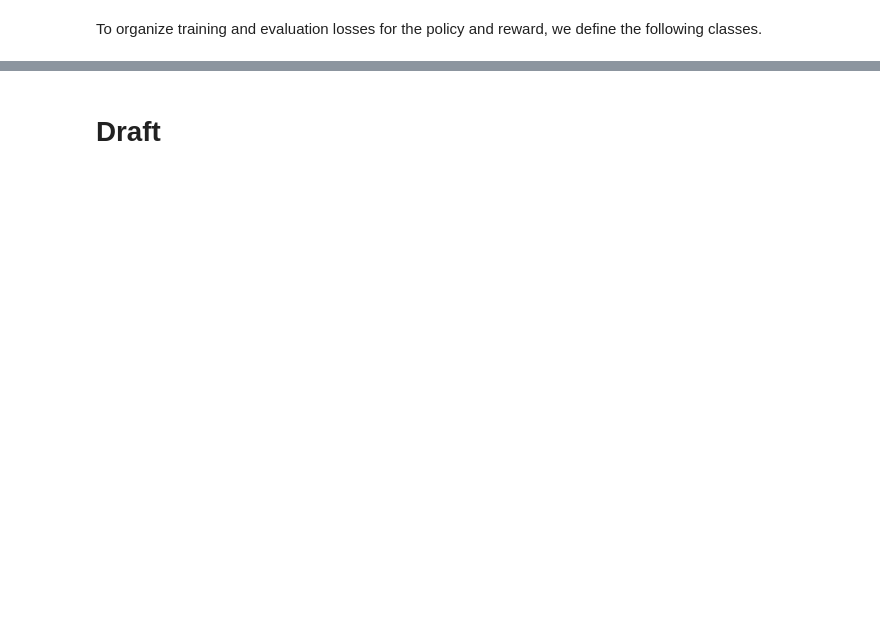
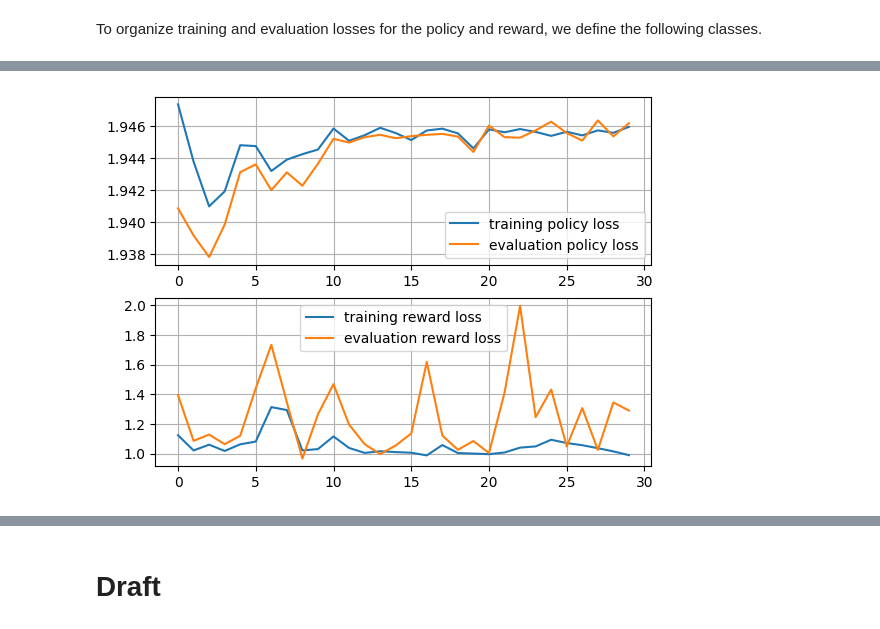
Before and after one commit to eissana/alphazero, a Jupyter notebook: connect4.ipynb, the cells around one changed output, grey strips where cells are left out. Saved outputs shown, nothing was run; the diff lists cells and outputs as text; code cells hidden in the pictures; blank space fills up the shorter version.

```diff
--- a/connect4.ipynb
+++ b/connect4.ipynb
@@ -224,8 +200,8 @@ where
 </center>
 # %%
 params = {
-    "exploration_factor": np.sqrt(2),
-    "num_iters": 1000,
+    "exploration_factor": 2 ** 0.5,
+    "num_iters": 100,
 }
 # %%
 class Node(object):
@@ -1041,16 +754,0 @@ losses = None
-# %%
-load_model = params["load_model"]
-num_epochs = params["num_epochs"]
-lr = params["lr"]
-weight_decay = params["weight_decay"]
-
-optimizer = torch.optim.Adam(model.parameters(), lr=lr, weight_decay=weight_decay)
-
-if load_model:
-    model_checkpoint = torch.load(f"./models/{c4}_{num_epochs}.pt")
-    model = model_checkpoint["model"]
-    optimizer = model_checkpoint["optimizer"]
-else:
-    num_models_to_save = 1
-    losses = train_model(c4, model, optimizer, train_data, eval_data, params, losses,
-                num_models_to_save=num_models_to_save)
@@ -1118,0 +930,66 @@ while True:
+# %%
+alpha0 = AlphaZero(params)
+
+game = alpha0.mcts.game
+player = game.first_player
+state = game.init_state()
+
+if params["load_model"]:
+    model_checkpoint = torch.load(f"./models/model_{game}_latest.pt")
+    alpha0.mcts.model.load_state_dict(model_checkpoint["model"])
+    alpha0.optimizer.load_state_dict(model_checkpoint["optimizer"])
+else:
+    losses = alpha0.learn()
+
+    fig, (ax1, ax2) = plt.subplots(2)
+    loss_eval_size = params["loss_eval_size"]
+
+    ax1.plot(
+        torch.tensor(losses.policy.train).view(-1, loss_eval_size).mean(axis=1)
+    )
+    ax1.plot(torch.tensor(losses.policy.eval).view(-1, loss_eval_size).mean(axis=1))
+    ax1.legend(["training policy loss", "evaluation policy loss"])
+    ax1.grid()
+
+    ax2.plot(
+        torch.tensor(losses.reward.train).view(-1, loss_eval_size).mean(axis=1)
+    )
+    ax2.plot(torch.tensor(losses.reward.eval).view(-1, loss_eval_size).mean(axis=1))
+    ax2.legend(["training reward loss", "evaluation reward loss"])
+    ax2.grid()
+
+    plt.savefig("./images/loss.png")
+    plt.show()
+
+untrained_mcts = MCTS(params)
+
+while True:
+    print_state(state)
+
+    available_actions = game.available_actions(state)
+    print(f"available actions: {game.available_actions(state)}")
+
+    neutral_state = game.neutral_perspective(state, player)
+
+    if player == game.first_player:
+        policy = untrained_mcts.best_policy(neutral_state)
+    else:
+        policy = alpha0.mcts.best_policy(neutral_state)
+
+    action = np.argmax(policy)
+    print(f"player {players[player]} move: {action}")
+
+    state = game.next_state(state, action, player)
+
+    is_over = game.is_over(state, action)
+    if is_over >= 0:
+        print_state(state)
+        if is_over == 0:
+            print("draw!")
+        else:
+            print(f"player {players[player]} won!")
+        break
+
+    player = game.opponent(player)
+# %% [output]
+[figure, added]
```
Also changed, not shown: parts of 40 cells of this notebook.
